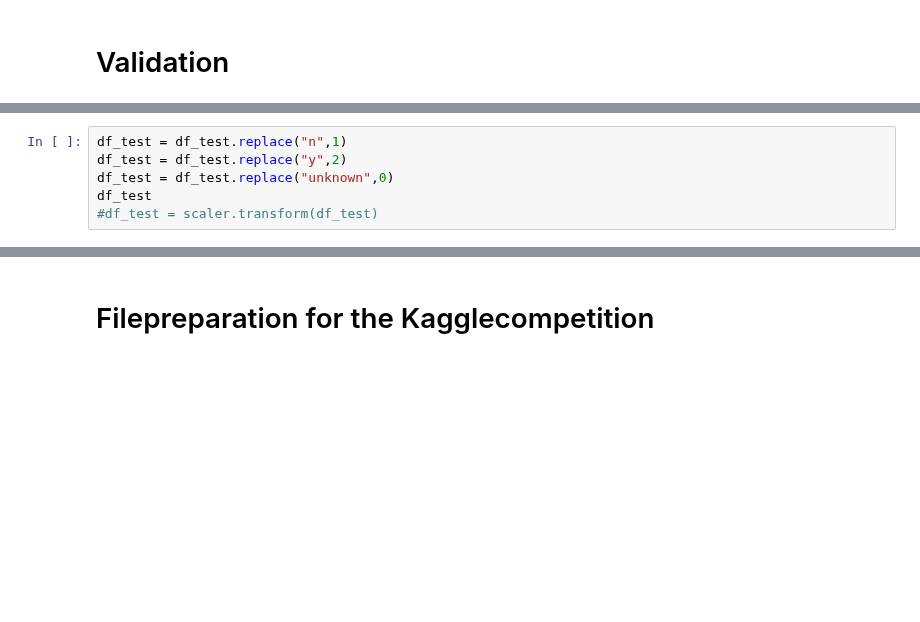
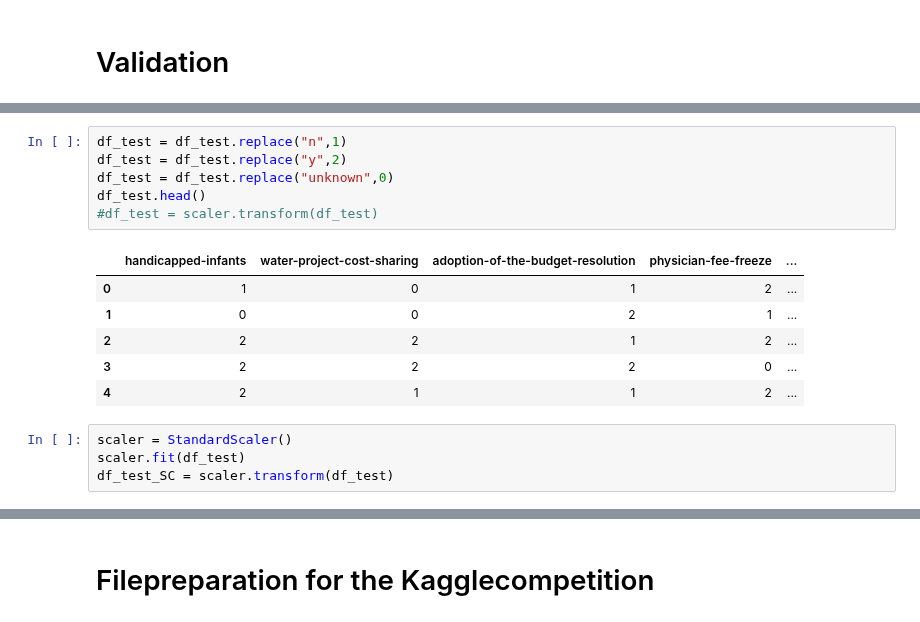
Before and after one commit to hitimr/ML_2020, a Jupyter notebook: Ex1/voting/voting_mlp_alex.ipynb, the cells around one changed output, grey strips where cells are left out. Saved outputs shown, nothing was run; the diff lists cells and outputs as text; blank space fills up the shorter version.

```diff
--- a/Ex1/voting/voting_mlp_alex.ipynb
+++ b/Ex1/voting/voting_mlp_alex.ipynb
@@ -273,6 +303,17 @@ Y_lrn
 # %%
 df_test = df_test.replace("n",1)
 df_test = df_test.replace("y",2)
 df_test = df_test.replace("unknown",0)
-df_test
+df_test.head()
 #df_test = scaler.transform(df_test)
+# %% [output]
+|  | handicapped-infants | water-project-cost-sharing | adoption-of-the-budget-resolution | physician-fee-freeze | ... |
+| 0 | 1 | 0 | 1 | 2 | ... |
+| 1 | 0 | 0 | 2 | 1 | ... |
+| 2 | 2 | 2 | 1 | 2 | ... |
+| 3 | 2 | 2 | 2 | 0 | ... |
+| 4 | 2 | 1 | 1 | 2 | ... |
+# %%
+scaler = StandardScaler()
+scaler.fit(df_test)
+df_test_SC = scaler.transform(df_test)
```
Also changed, not shown: parts of 26 cells of this notebook, 13 other files.
